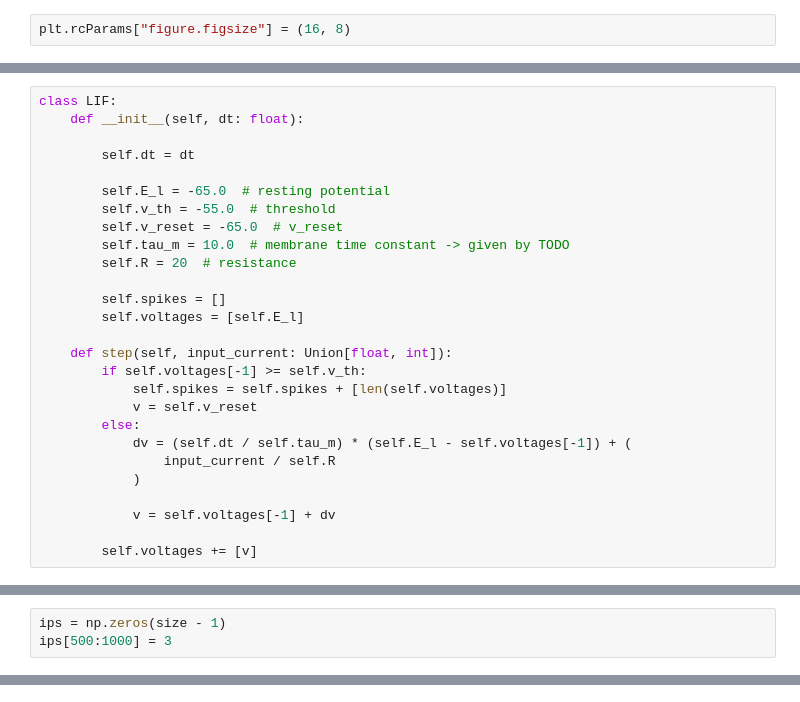
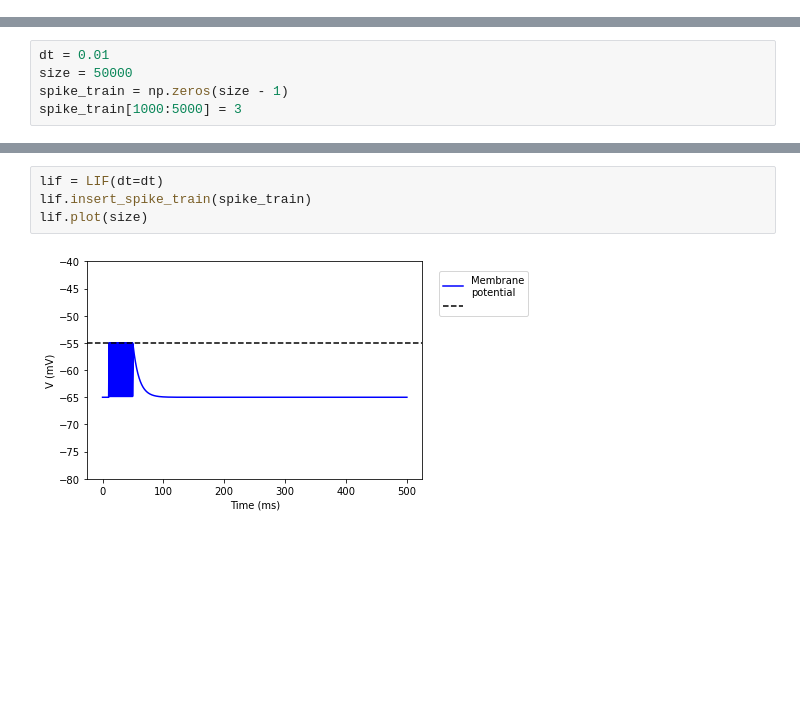
Before and after one commit to MoShrank/n-gesture-classification, a Jupyter notebook: models/LIF.ipynb, the cells around one changed output, grey strips where cells are left out. Saved outputs shown, nothing was run; the diff lists cells and outputs as text; blank space fills up the shorter version.

```diff
--- a/models/LIF.ipynb
+++ b/models/LIF.ipynb
@@ -20,2 +15,0 @@ from util.plotting import plot_volt_trace
-# %%
-plt.rcParams["figure.figsize"] = (16, 8)
@@ -24,27 +15,0 @@ plt.rcParams["figure.figsize"] = (16, 8)
-# %%
-class LIF:
-    def __init__(self, dt: float):
-
-        self.dt = dt
-
-        self.E_l = -65.0  # resting potential
-        self.v_th = -55.0  # threshold
-        self.v_reset = -65.0  # v_reset
-        self.tau_m = 10.0  # membrane time constant -> given by TODO
-        self.R = 20  # resistance
-
-        self.spikes = []
-        self.voltages = [self.E_l]
-
-    def step(self, input_current: Union[float, int]):
-        if self.voltages[-1] >= self.v_th:
-            self.spikes = self.spikes + [len(self.voltages)]
-            v = self.v_reset
-        else:
-            dv = (self.dt / self.tau_m) * (self.E_l - self.voltages[-1]) + (
-                input_current / self.R
-            )
-
-            v = self.voltages[-1] + dv
-
-        self.voltages += [v]
@@ -63,5 +21,7 @@ ips *= 10
 # %%
-ips = np.zeros(size - 1)
-ips[500:1000] = 3
+dt = 0.01
+size = 50000
+spike_train = np.zeros(size - 1)
+spike_train[1000:5000] = 3
 # %% [output]
 [interactive output not drawn]
@@ -79,0 +28,6 @@ no of spikes: 4
+# %%
+lif = LIF(dt=dt)
+lif.insert_spike_train(spike_train)
+lif.plot(size)
+# %% [output]
+[figure, added]
```
Also changed, not shown: parts of 12 cells of this notebook, 8 other files.
